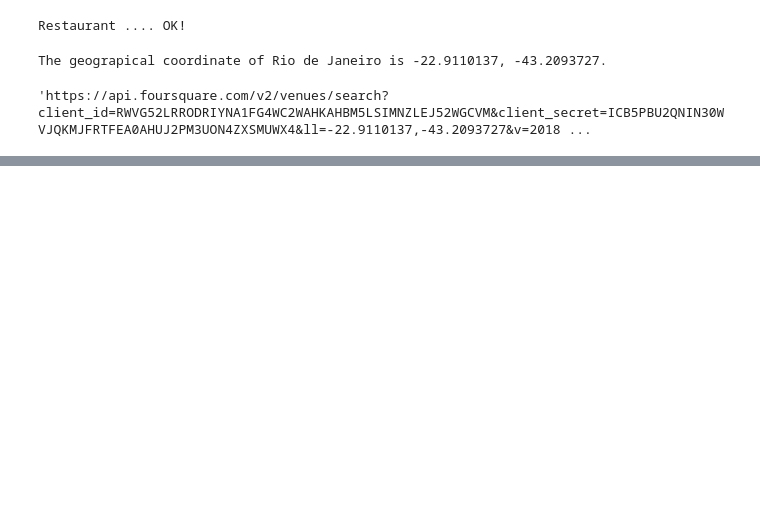
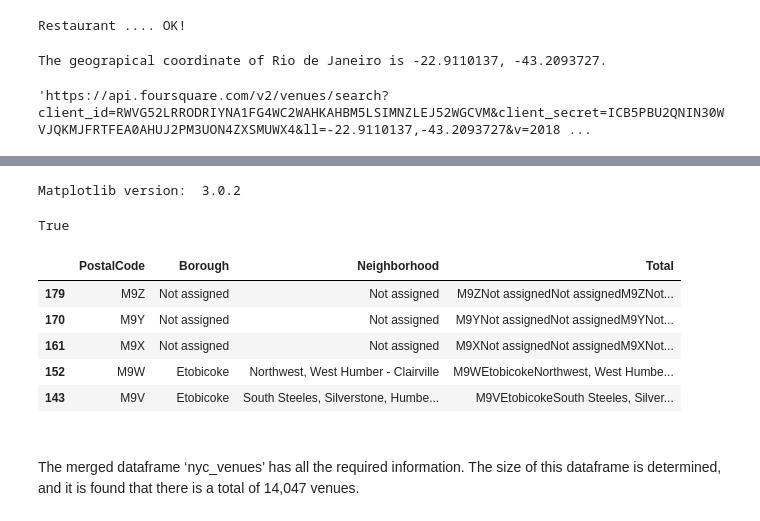
Before and after one commit to srirampamerla/coursera-project-capstone, a Jupyter notebook: The Battle of Neighborhoods (week-1)part-2.ipynb, the cells around one changed output, grey strips where cells are left out. Drawn from its saved outputs; the diff is of its cells as text; code cells hidden in the pictures; blank space fills up the shorter version.

```diff
--- a/The Battle of Neighborhoods (week-1)part-2.ipynb
+++ b/The Battle of Neighborhoods (week-1)part-2.ipynb
@@ -184,0 +208,16 @@ venues_map
+# %%
+from bs4 import BeautifulSoup
+import requests
+import pandas as pd
+List_url = "https://en.wikipedia.org/wiki/List_of_postal_codes_of_Canada:_M"
+source = requests.get(List_url).text
+soup = BeautifulSoup(source, 'xml')
+table=soup.find('table')
+column_names = ['PostalCode','Borough','Neighborhood']
+df = pd.DataFrame(columns = column_names)
+for tr_cell in table.find_all('tr'):
+    row_data=[]
+    for td_cell in tr_cell.find_all('td'):
+        row_data.append(td_cell.text.strip())
+    if len(row_data)==3:
+        df.loc[len(df)] = row_data
@@ -184,0 +241,40 @@ venues_map
+# %%
+%matplotlib inline
+
+import matplotlib as mpl
+import matplotlib.pyplot as plt
+
+mpl.style.use('ggplot') # optional: for ggplot-like style
+
+# check for latest version of Matplotlib
+print ('Matplotlib version: ', mpl.__version__) # >= 2.0.0
+
+# Matplotlib and associated plotting modules
+import matplotlib.cm as cm
+import matplotlib.colors as colors
+# %% [output]
+Matplotlib version:  3.0.2
+# %%
+df.columns = list(map(str, df.columns))
+
+# let's check the column labels types now
+all(isinstance(column, str) for column in df.columns)
+# %% [output]
+True
+# %%
+df['Total'] = df.sum(axis=1)
+df.head()
+df.sort_values(['Total'], ascending = False, axis = 0, inplace = True )
+
+df_top5 = df.head()
+df_top5
+# %% [output]
+|  | PostalCode | Borough | Neighborhood | Total |
+| 179 | M9Z | Not assigned | Not assigned | M9ZNot assignedNot assignedM9ZNot... |
+| 170 | M9Y | Not assigned | Not assigned | M9YNot assignedNot assignedM9YNot... |
+| 161 | M9X | Not assigned | Not assigned | M9XNot assignedNot assignedM9XNot... |
+| 152 | M9W | Etobicoke | Northwest, West Humber - Clairville | M9WEtobicokeNorthwest, West Humbe... |
+| 143 | M9V | Etobicoke | South Steeles, Silverstone, Humbe... | M9VEtobicokeSouth Steeles, Silver... |
+# %% [markdown]
+#
+The merged dataframe ‘nyc_venues’ has all the required information. The size of this dataframe is determined, and it is found that there is a total of 14,047 venues.
```
Also changed, not shown: parts of 7 cells of this notebook.
